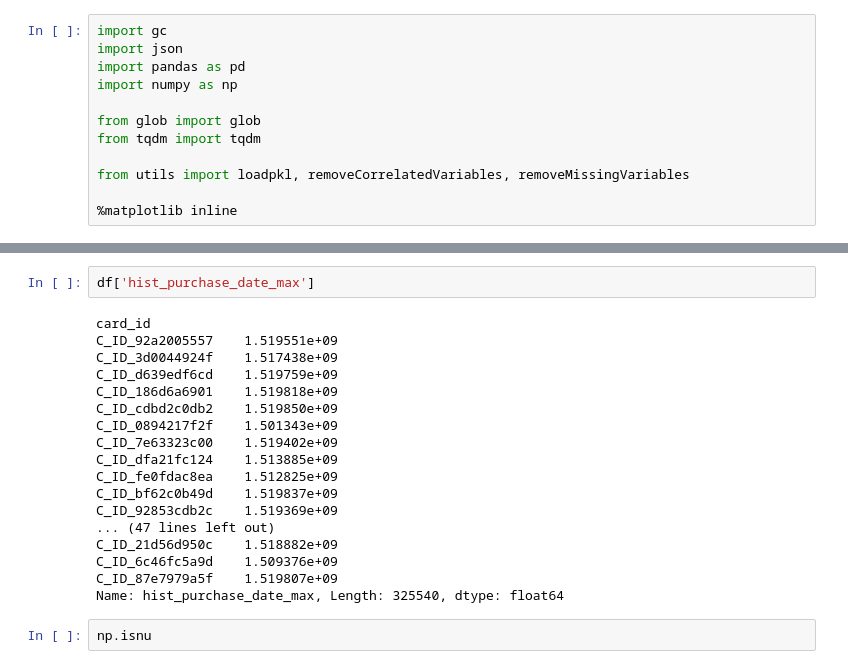
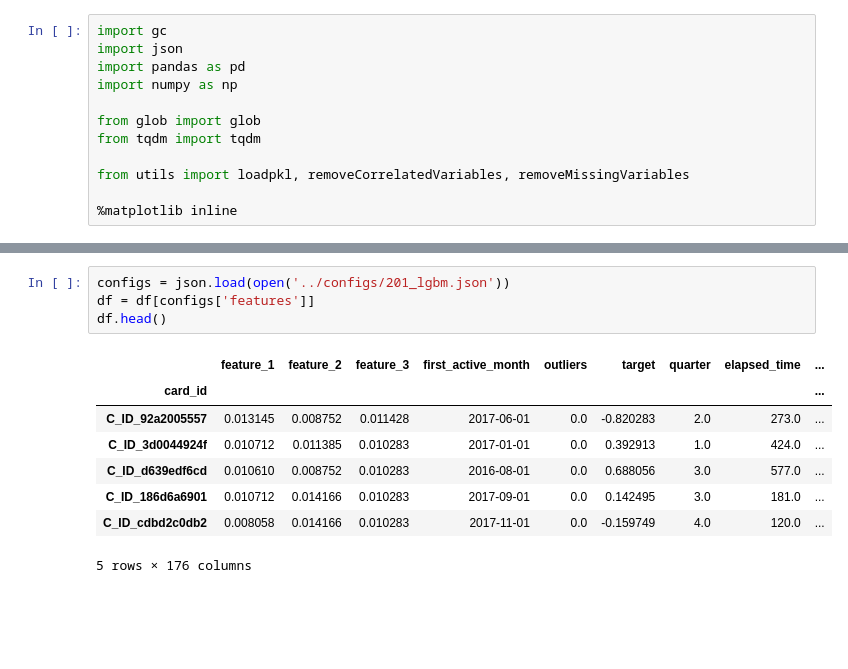
Before and after one commit to MitsuruFujiwara/Elo-Merchant-Category-Recommendation, a Jupyter notebook: src/902_corr_check.ipynb, the cells around one changed output, grey strips where cells are left out. Saved outputs shown, nothing was run; the diff lists cells and outputs as text; blank space fills up the shorter version.

```diff
--- a/src/902_corr_check.ipynb
+++ b/src/902_corr_check.ipynb
@@ -36,22 +29,13 @@ df['new_observation_date'] = df['new_observation_date'].dt.to_period('M').dt.to_
-# %%
-df['hist_purchase_date_max']
-# %% [output]
-card_id
-C_ID_92a2005557    1.519551e+09
-C_ID_3d0044924f    1.517438e+09
-C_ID_d639edf6cd    1.519759e+09
-C_ID_186d6a6901    1.519818e+09
-C_ID_cdbd2c0db2    1.519850e+09
-C_ID_0894217f2f    1.501343e+09
-C_ID_7e63323c00    1.519402e+09
-C_ID_dfa21fc124    1.513885e+09
-C_ID_fe0fdac8ea    1.512825e+09
-C_ID_bf62c0b49d    1.519837e+09
-C_ID_92853cdb2c    1.519369e+09
-... (47 lines left out)
-C_ID_21d56d950c    1.518882e+09
-C_ID_6c46fc5a9d    1.509376e+09
-C_ID_87e7979a5f    1.519807e+09
-Name: hist_purchase_date_max, Length: 325540, dtype: float64
-# %%
-np.isnu
+# %%
+configs = json.load(open('../configs/201_lgbm.json'))
+df = df[configs['features']]
+df.head()
+# %% [output]
+|  | feature_1 | feature_2 | feature_3 | first_active_month | outliers | target | quarter | elapsed_time | ... |
+| card_id |  |  |  |  |  |  |  |  | ... |
+| C_ID_92a2005557 | 0.013145 | 0.008752 | 0.011428 | 2017-06-01 | 0.0 | -0.820283 | 2.0 | 273.0 | ... |
+| C_ID_3d0044924f | 0.010712 | 0.011385 | 0.010283 | 2017-01-01 | 0.0 | 0.392913 | 1.0 | 424.0 | ... |
+| C_ID_d639edf6cd | 0.010610 | 0.008752 | 0.010283 | 2016-08-01 | 0.0 | 0.688056 | 3.0 | 577.0 | ... |
+| C_ID_186d6a6901 | 0.010712 | 0.014166 | 0.010283 | 2017-09-01 | 0.0 | 0.142495 | 3.0 | 181.0 | ... |
+| C_ID_cdbd2c0db2 | 0.008058 | 0.014166 | 0.010283 | 2017-11-01 | 0.0 | -0.159749 | 4.0 | 120.0 | ... |
+5 rows × 176 columns
```
Also changed, not shown: parts of 3 cells of this notebook, 6 other files.
